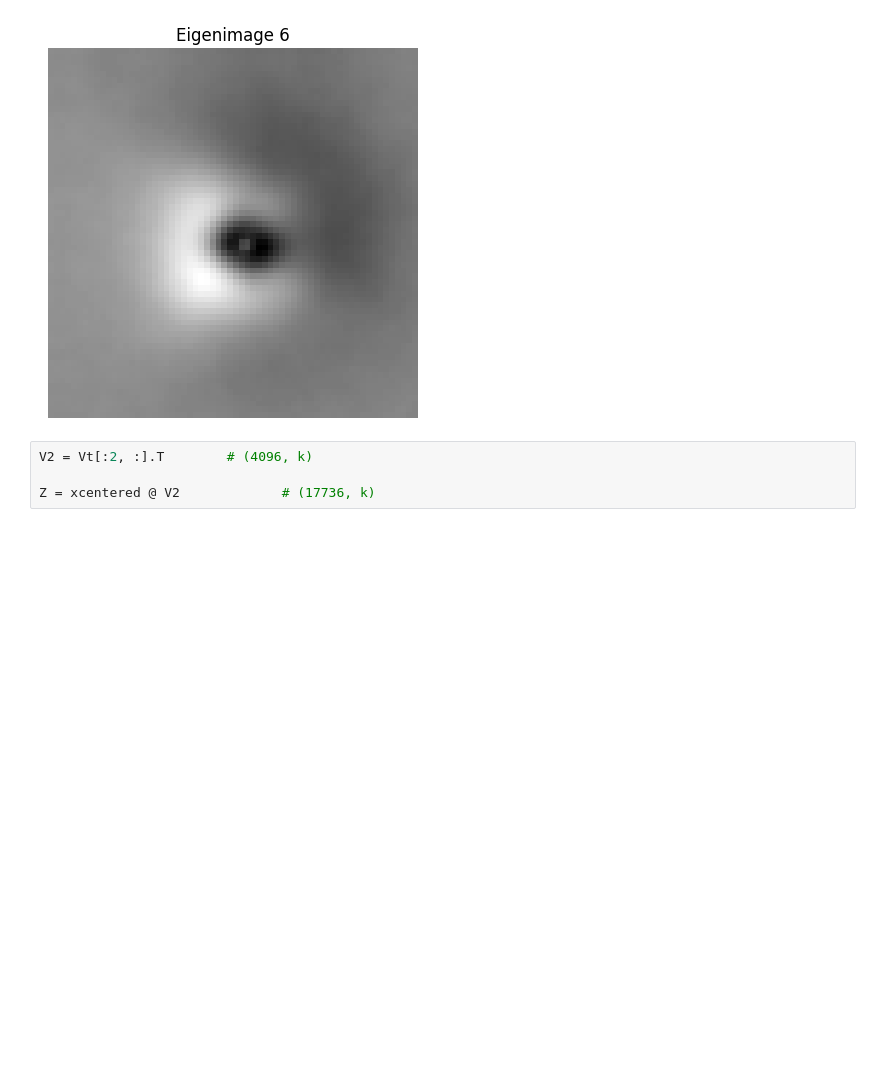
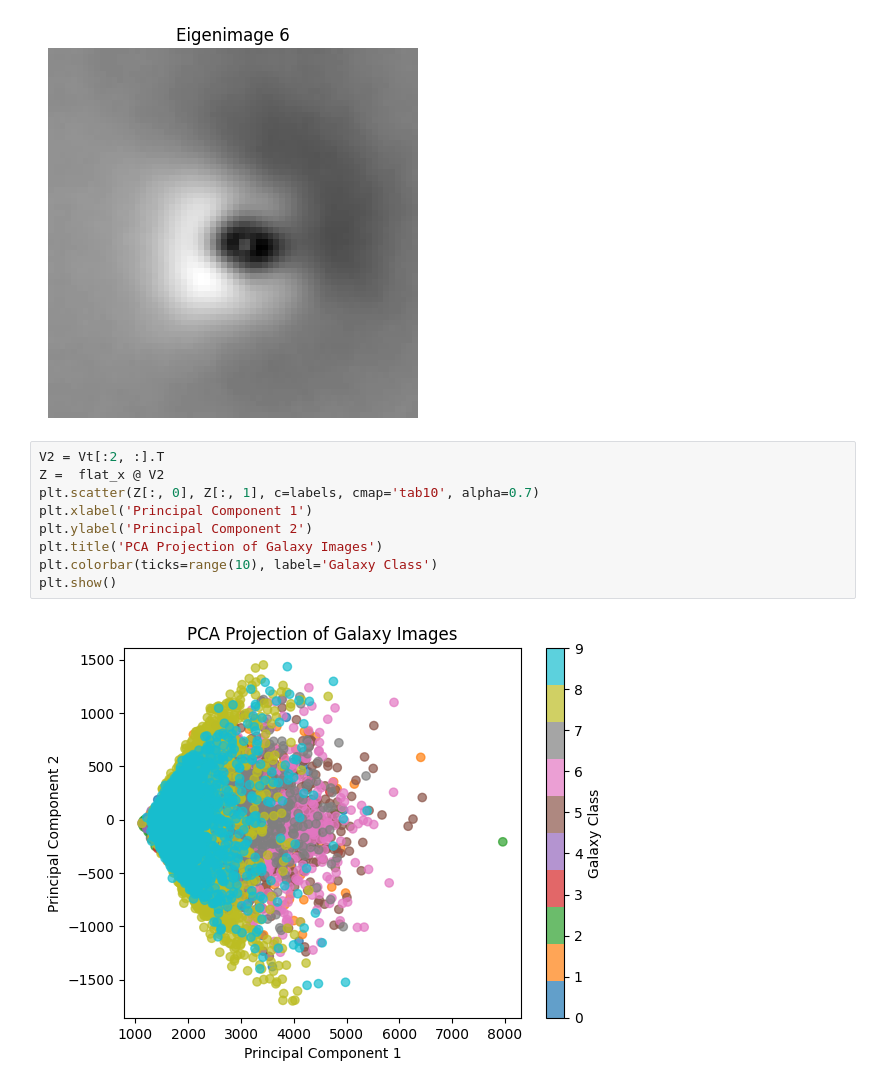
Before and after one commit to TarikOzpamuk/Astro_exercises, a Jupyter notebook: Astro_exercises3.ipynb, the cells around one changed output. Cells and saved outputs as stored; diff of their text form; blank space fills up the shorter version.

```diff
--- a/Astro_exercises3.ipynb
+++ b/Astro_exercises3.ipynb
@@ -159,6 +160,13 @@ for i in range(6):
 [figure]
 [figure]
 # %%
-V2 = Vt[:2, :].T        # (4096, k)
-
-Z = xcentered @ V2             # (17736, k)
+V2 = Vt[:2, :].T
+Z =  flat_x @ V2
+plt.scatter(Z[:, 0], Z[:, 1], c=labels, cmap='tab10', alpha=0.7)
+plt.xlabel('Principal Component 1')
+plt.ylabel('Principal Component 2')
+plt.title('PCA Projection of Galaxy Images')
+plt.colorbar(ticks=range(10), label='Galaxy Class')
+plt.show()
+# %% [output]
+[figure, added]
```
Also changed, not shown: parts of 4 cells of this notebook, 3 other files.
